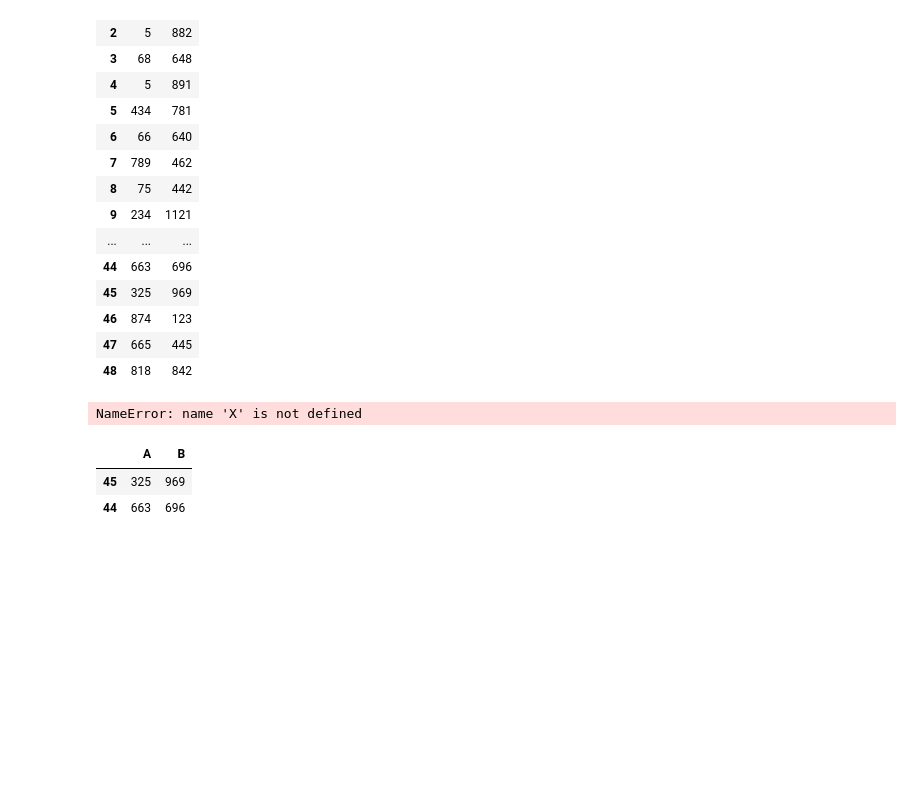
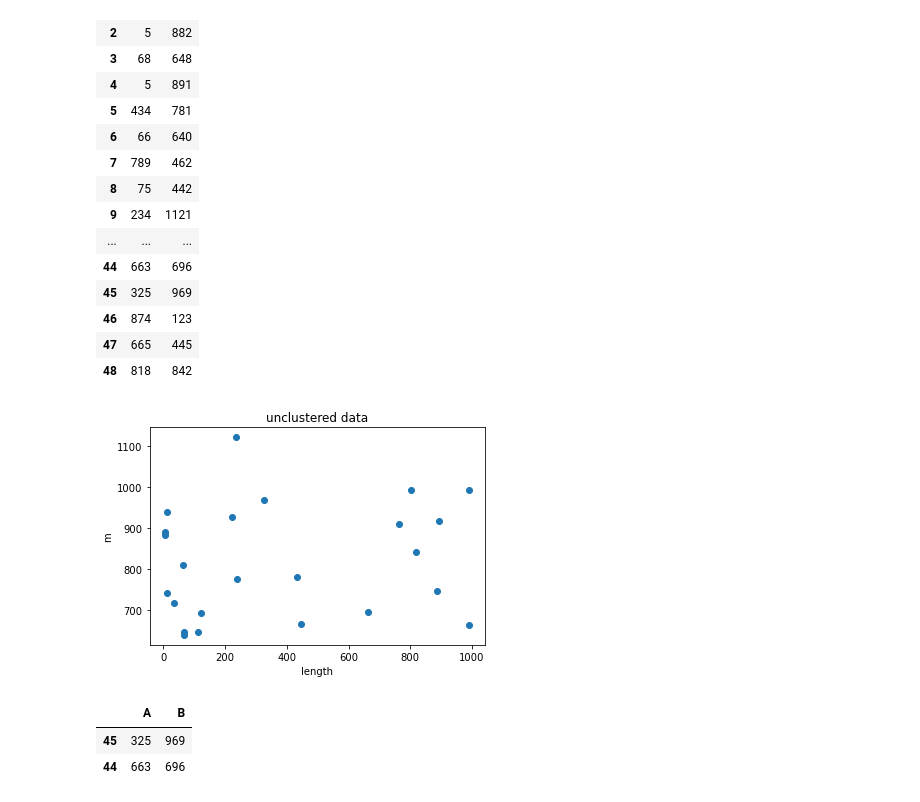
Before and after one commit to ZarrarHussain/Python-Repository, a Jupyter notebook: Assignment_2.ipynb, the cells around one changed output. Drawn from its saved outputs; the diff is of its cells as text; code cells hidden in the pictures; blank space fills up the shorter version.

```diff
--- a/Assignment_2.ipynb
+++ b/Assignment_2.ipynb
@@ -29,13 +29,13 @@ data
 | 48 | 818 | 842 |
 # %%
 df=data[["A","B"]]
-plt.scatter(X["A"],X["B"])
+plt.scatter(df["A"],df["B"])
 plt.title("unclustered data")
 plt.xlabel("length")
 plt.ylabel("m")
 plt.show()
 # %% [output]
-NameError: name 'X' is not defined
+[figure, added]
 # %%
 K=2
 Centroids=(df.sample(n=K))
```
